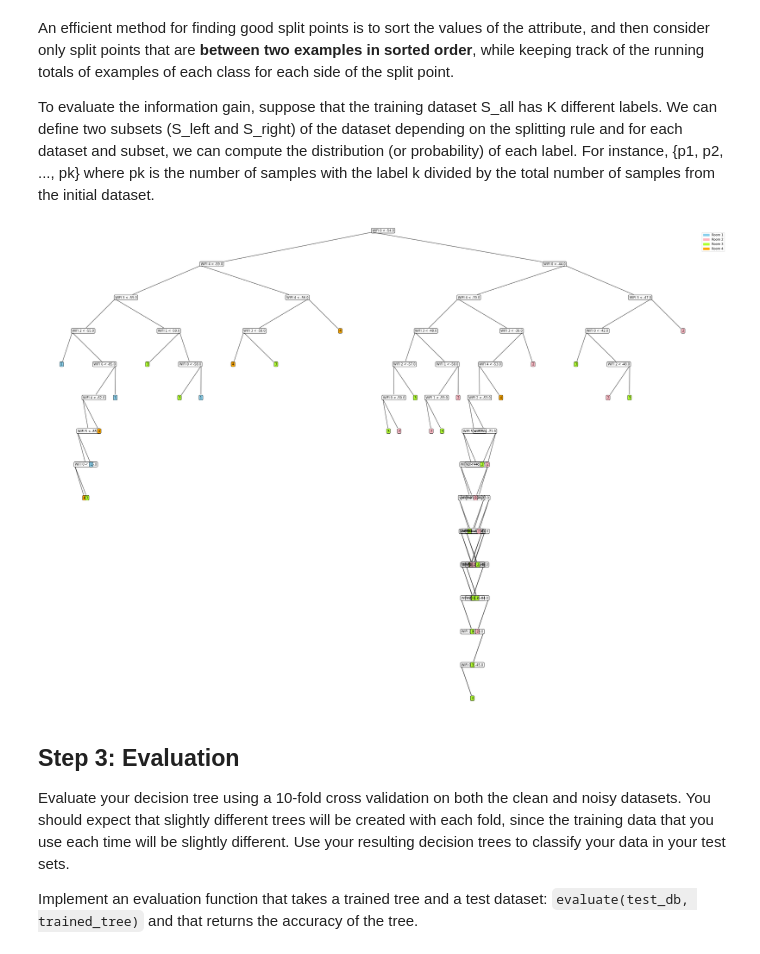
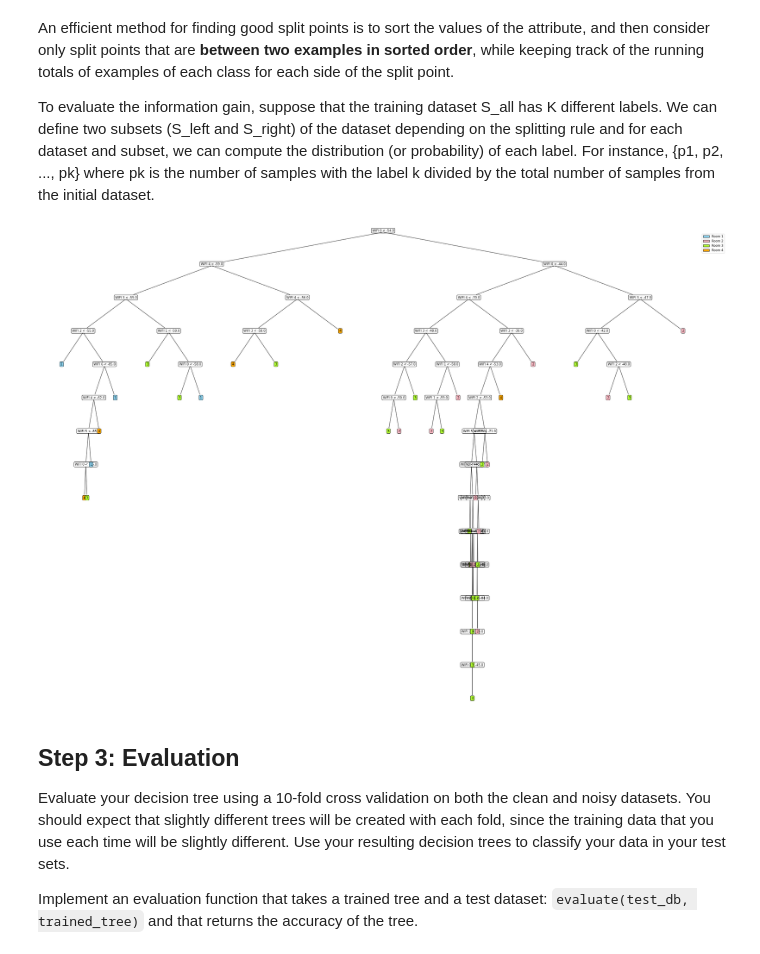
Before and after one commit to shnupta/ml-coursework1, a Jupyter notebook: coursework.ipynb, the cells around one changed output. Cells and saved outputs as stored; diff of their text form; code cells hidden in the pictures.

Commit message:
[kkc19] adjust visual decision tree lines and legend

```diff
--- a/coursework.ipynb
+++ b/coursework.ipynb
@@ -166,58 +166,56 @@ root_node, depth = decision_tree_learning(clean_dataset, 0)
 
 def visualise_tree(tree):
     y_gap = 0.1
-    def visualise_children(parent_node, parent_text, left_x, right_x, y, parent_is_left, depth=0):
+    def visualise_children(node, parent_text, parent_xy, left_x, right_x, y, depth=0):
         # if depth == 2:
         #     return
 
         # Calculate position
-        mids = left_x + (right_x - left_x) * np.array([0.25, 0.5, 0.75])
+        mid = left_x + (right_x - left_x) * 0.5
         y -= y_gap
-        xy = (0, 0) if parent_is_left else (1, 0)
+
+        curr_text = plot_node(node, parent_text, parent_xy, (mid, y))
 
         # Plot child text box
         # Them recursively plot children of children
-        if parent_node.left:
-            left_plot = plot_node(parent_node.left, parent_text, xy, (mids[0], y))
-            visualise_children(parent_node.left, left_plot, left_x, mids[1], y, True, depth+1)
+        if node.left:
+            visualise_children(node.left, curr_text, (mid, y), left_x, mid, y, depth+1)
 
-        if parent_node.right:
-            right_plot = plot_node(parent_node.right, parent_text, xy, (mids[2], y))
-            visualise_children(parent_node.right, right_plot, mids[1], right_x, y, False, depth+1)
+        if node.right:
+            visualise_children(node.right, curr_text, (mid, y), mid, right_x, y, depth+1)
 
     def plot_node(node, parent_text, xy, xytext):
         # Formatting and adjustments
         text = int(node.label) if node.is_leaf() else f"WIFI {node.attribute} < {node.value}"
         facecolor = f"{roomColors[int(node.label)]}" if node.is_leaf() else "none"
 
         # Plot text box
-        return ax.annotate(text, xy=xy, xycoords=parent_text,
+        return ax.annotate(text, xy=xy, xycoords="axes fraction",
                                 xytext=xytext, textcoords="axes fraction",
-                                va="center", ha="center",
+                                va="bottom", ha="center",
                                 bbox=dict(facecolor=facecolor, alpha=1, boxstyle="round"),
                                 arrowprops=dict(arrowstyle="-"))
 
     def generate_legend():
         for room, color in roomColors.items():
-            handles.append(mpatches.Patch(color=color, label=f"Room {room}"))
+            handles.append(mpatches.Patch(facecolor=color, edgecolor="black", label=f"Room {room}"))
 
     width, height = 40, 20 # feel free to increase width to spread out the tree
     roomColors = {1 : 'skyblue', 2 : 'lightpink', 3 : 'greenyellow', 4 : 'orange'}
     handles = []
     generate_legend()
 
     _, ax = plt.subplots(figsize=(width, height))
     ax.set_axis_off()
 
-    root_text = plot_node(tree, "data", (0.5, 1), (0.5, 1))
-    visualise_children(root_node, root_text, 0, 1, 1, True)
+    visualise_children(root_node, "data", (0.5, 1), 0, 1, 1 + y_gap)
 
     plt.legend(handles=handles)
     plt.show()
 
 visualise_tree(root_node)
 # %% [output]
-[figure, old version]
+[figure, new version]
 # %% [markdown]
 ## Step 3: Evaluation
 Evaluate your decision tree using a 10-fold cross validation on both the clean and noisy datasets. You should expect that slightly different trees will be created with each fold, since the training data that you use each time will be slightly different. Use your resulting decision trees to classify your data in your test sets.
```
